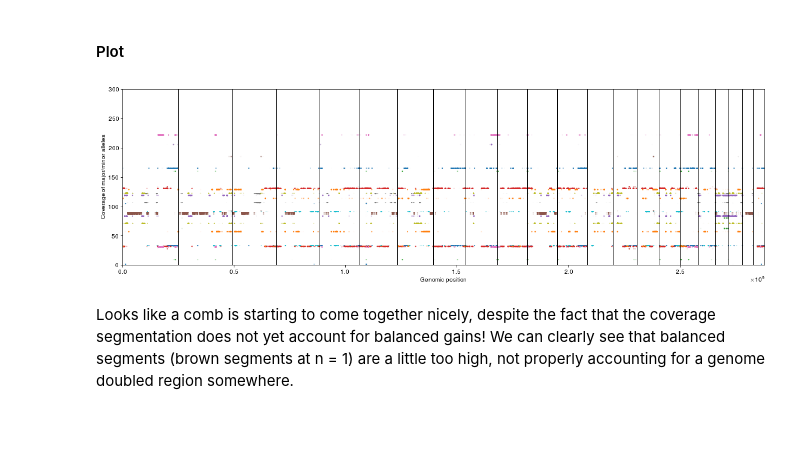
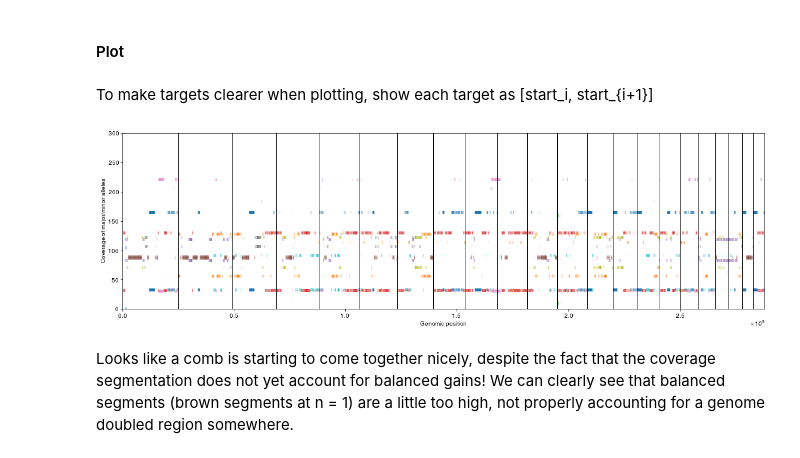
Before and after one commit to getzlab/HapASeg, a Jupyter notebook: 70_coverage.ipynb, the cells around one changed output. Drawn from its saved outputs; the diff is of its cells as text; code cells hidden in the pictures; blank space fills up the shorter version.

```diff
--- a/70_coverage.ipynb
+++ b/70_coverage.ipynb
@@ -291,24 +292,43 @@ maj_tots /= clust_uj.shape[0]
 f_prune = (min_tots/(min_tots + maj_tots))[np.flatnonzero(prune_idx)]
 # %% [markdown]
 ####  Plot
-# %%
-plt.figure(4, figsize = [19.2, 5.39]); plt.clf()
-for i, p in enumerate(Pi.T):
-    nzidx = p > 0
-    x = Cov_overlap.loc[~naidx, "start_g"].loc[nzidx]
-    plt.scatter(x, np.full(len(x), np.exp(mu[i])*f_prune[i]), alpha = p[nzidx]**4, s = 1, color = np.array(colors)[i % len(colors)])
-    plt.scatter(x, np.full(len(x), np.exp(mu[i])*(1 - f_prune[i])), alpha = p[nzidx]**4, s = 1, color = np.array(colors)[i % len(colors)])
-
-for chrbdy in chr_ends[:-1]:
-    plt.axvline(chrbdy, color = 'k')
-
-plt.xlabel("Genomic position")
-plt.ylabel("Coverage of major/minor alleles")
-
-plt.xlim((0.0, 2879000000.0));
-plt.ylim([0, 300]);
-# %% [output]
-[figure, removed]
+# %% [markdown]
+To make targets clearer when plotting, show each target as \[start_i, start_{i+1}\]
+# %%
+Cov_overlap["next_g"] = np.r_[Cov_overlap.iloc[1:]["start_g"], 2880794554]
+# %%
+plt.figure(6, figsize = [19.2, 5.39]); plt.clf()
+for i, p in enumerate(Pi.T):
+    nzidx = p > 0.3
+    x = Cov_overlap.loc[~naidx, ["start_g", "next_g"]].loc[nzidx]
+    for (_, st, en), clust_prob in zip(x.itertuples(), p[nzidx]):
+        plt.plot(
+            np.r_[st, en],
+            np.exp(mu[i])*f_prune[i]*np.r_[1, 1],
+            color = np.array(colors)[i % len(colors)],
+            linewidth = 5,
+            alpha = clust_prob**2,
+            solid_capstyle = "butt"
+        )
+        plt.plot(
+            np.r_[st, en],
+            np.exp(mu[i])*(1 - f_prune[i])*np.r_[1, 1],
+            color = np.array(colors)[i % len(colors)],
+            linewidth = 5,
+            alpha = clust_prob**2,
+            solid_capstyle = "butt"
+        )
+
+for chrbdy in chr_ends[:-1]:
+    plt.axvline(chrbdy, color = 'k')
+
+plt.xlabel("Genomic position")
+plt.ylabel("Coverage of major/minor alleles")
+
+plt.xlim((0.0, 2879000000.0));
+plt.ylim([0, 300]);
+# %% [output]
+[figure, added]
 # %% [markdown]
 Looks like a comb is starting to come together nicely, despite the fact that the coverage segmentation does not yet account for balanced gains! We can clearly see that balanced segments (brown segments at n = 1) are a little too high, not properly accounting for a genome doubled region somewhere.
 # %% [markdown]
```
Also changed, not shown: parts of 13 cells of this notebook.
